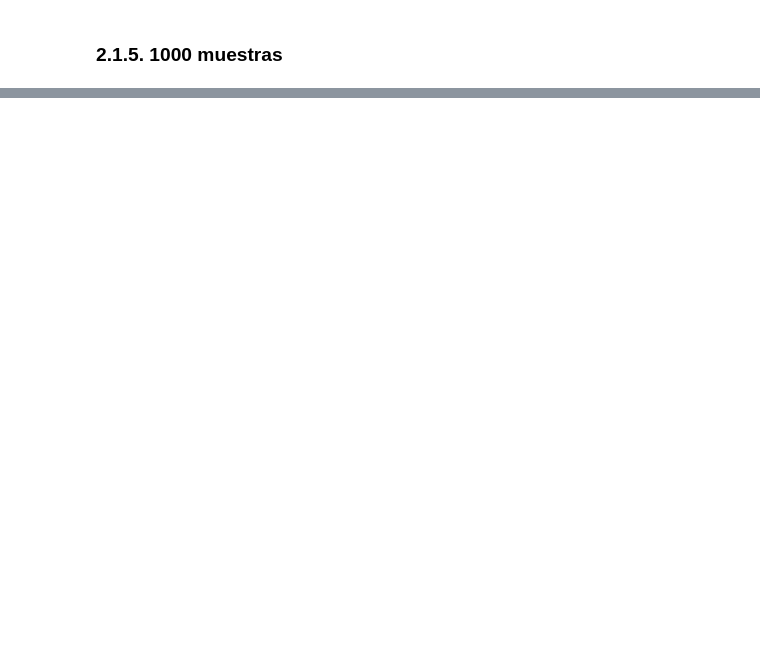
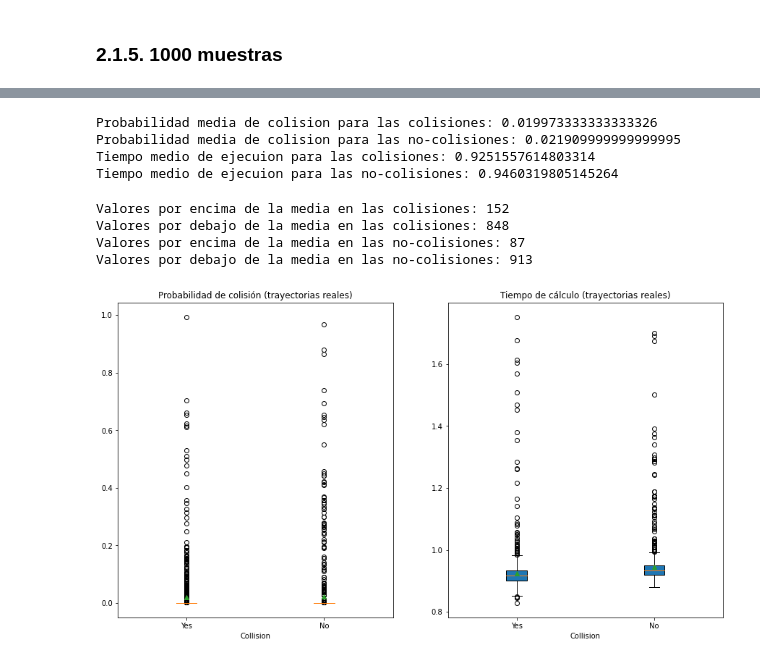
Before and after one commit to rcorvial/vehicles_collision_detector, a Jupyter notebook: Probabilidad_de_colision.ipynb, the cells around one changed output, grey strips where cells are left out. Saved outputs shown, nothing was run; the diff lists cells and outputs as text; code cells hidden in the pictures; blank space fills up the shorter version.

```diff
--- a/Probabilidad_de_colision.ipynb
+++ b/Probabilidad_de_colision.ipynb
@@ -371,0 +587,11 @@ df_collision_prob.head()
+# %%
+if PREDICT:
+  PROB_FILE = os.path.join(MODEL_FOLDER, "collision_prob.csv")
+else:
+  PROB_FILE = os.path.join(DATASETS_FOLDER, "collision_prob.csv")
+
+df_collision_prob = pd.DataFrame(
+    col_array.reshape(-1, 5),
+    columns=['vehicle1', 'vehicle2', 'execution_time', 'probability', 'collision'])
+df_collision_prob.to_csv(PROB_FILE, index=False)
+df_collision_prob.head()
@@ -371,0 +605,52 @@ df_collision_prob.head()
+# %%
+collisions = df_collision_prob[df_collision_prob['collision'] == 1]
+no_collisions = df_collision_prob[df_collision_prob['collision'] == 0]
+
+print("Probabilidad media de colision para las colisiones: {}"
+      .format(np.mean(collisions['probability'])))
+print("Probabilidad media de colision para las no-colisiones: {}"
+      .format(np.mean(no_collisions['probability'])))
+
+print("Tiempo medio de ejecuion para las colisiones: {}"
+      .format(np.mean(collisions['execution_time'])))
+print("Tiempo medio de ejecuion para las no-colisiones: {}"
+      .format(np.mean(no_collisions['execution_time'])))
+# %% [output]
+Probabilidad media de colision para las colisiones: 0.019973333333333326
+Probabilidad media de colision para las no-colisiones: 0.021909999999999995
+Tiempo medio de ejecuion para las colisiones: 0.9251557614803314
+Tiempo medio de ejecuion para las no-colisiones: 0.9460319805145264
+# %%
+collision_threshold = 0.016
+
+print("Valores por encima de la media en las colisiones: {}"
+      .format(len(collisions[collisions['probability'] >= collision_threshold])))
+print("Valores por debajo de la media en las colisiones: {}"
+      .format(len(collisions[collisions['probability'] < collision_threshold])))
+
+print("Valores por encima de la media en las no-colisiones: {}"
+      .format(len(no_collisions[no_collisions['probability'] >= collision_threshold])))
+print("Valores por debajo de la media en las no-colisiones: {}"
+      .format(len(no_collisions[no_collisions['probability'] < collision_threshold])))
+# %% [output]
+Valores por encima de la media en las colisiones: 152
+Valores por debajo de la media en las colisiones: 848
+Valores por encima de la media en las no-colisiones: 87
+Valores por debajo de la media en las no-colisiones: 913
+# %%
+data_prob = [collisions['probability'], no_collisions['probability']]
+data_time = [collisions['execution_time'], no_collisions['execution_time']]
+
+fig, ax = plt.subplots(nrows=1, ncols=2, figsize=(15, 8))
+ax[0].boxplot(data_prob, showmeans=True, patch_artist = True,
+              labels=['Yes', 'No'])
+ax[0].set_title("Probabilidad de colisión (trayectorias reales)")
+ax[0].set_xlabel("Collision")
+
+ax[1].boxplot(data_time, showmeans=True, patch_artist = True,
+              labels=['Yes', 'No'])
+ax[1].set_title("Tiempo de cálculo (trayectorias reales)")
+ax[1].set_xlabel("Collision")
+plt.show()
+# %% [output]
+[figure, added]
```
Also changed, not shown: parts of 25 cells of this notebook, 2 other files.
